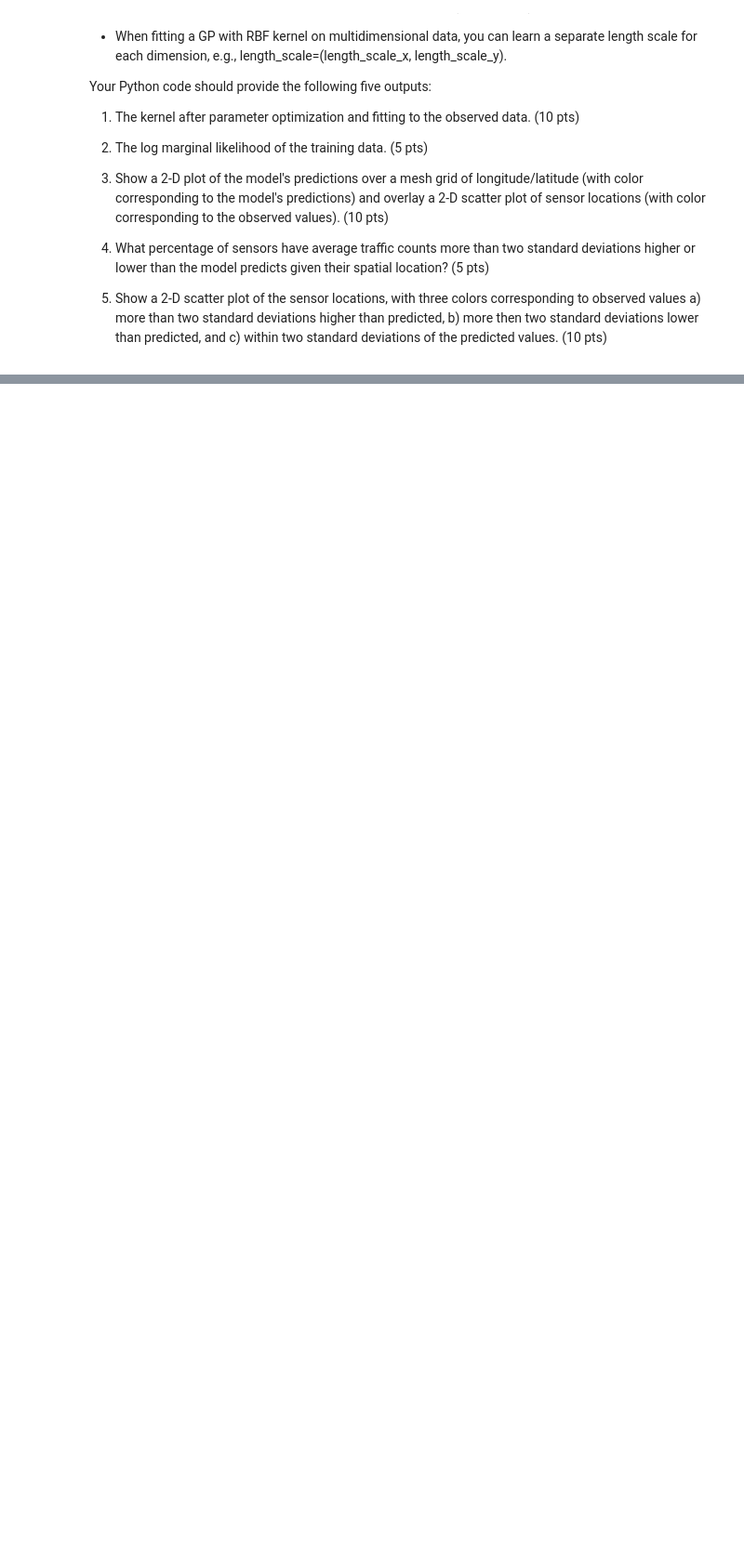
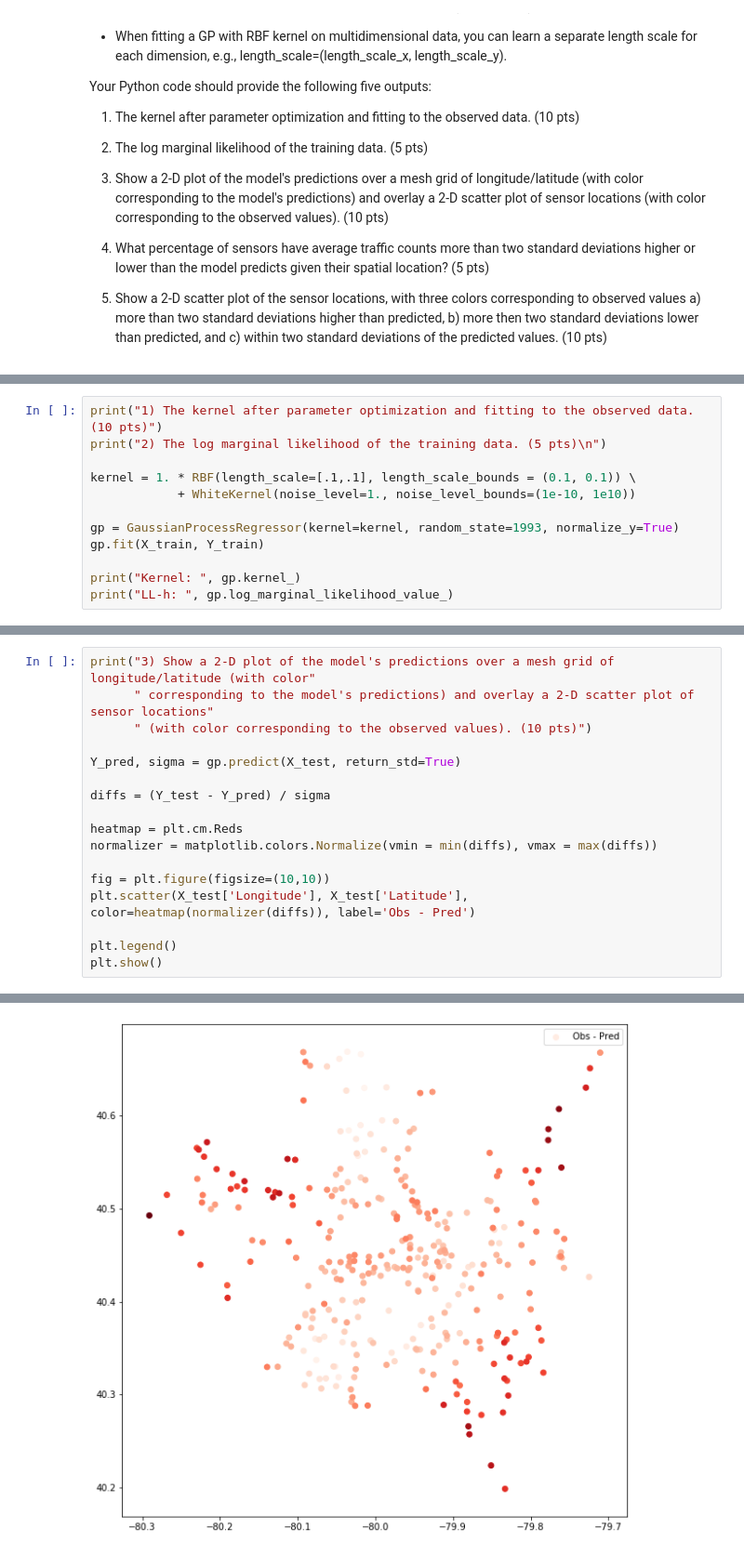
Before and after one commit to lobodemonte/machine-learning-for-cities, a Jupyter notebook: homework/HW4/HW4AnomalyDetectionBaysianNet.ipynb, the cells around one changed output, grey strips where cells are left out. Shown at 93% size. Saved outputs shown, nothing was run; the diff lists cells and outputs as text; blank space fills up the shorter version.

```diff
--- a/homework/HW4/HW4AnomalyDetectionBaysianNet.ipynb
+++ b/homework/HW4/HW4AnomalyDetectionBaysianNet.ipynb
@@ -33,0 +60,12 @@ Data1.head()
+# %%
+print("1) The kernel after parameter optimization and fitting to the observed data. (10 pts)")
+print("2) The log marginal likelihood of the training data. (5 pts)\n")
+
+kernel = 1. * RBF(length_scale=[.1,.1], length_scale_bounds = (0.1, 0.1)) \
+            + WhiteKernel(noise_level=1., noise_level_bounds=(1e-10, 1e10))
+
+gp = GaussianProcessRegressor(kernel=kernel, random_state=1993, normalize_y=True)
+gp.fit(X_train, Y_train)
+
+print("Kernel: ", gp.kernel_)
+print("LL-h: ", gp.log_marginal_likelihood_value_)
@@ -33,0 +78,18 @@ Data1.head()
+# %%
+print("3) Show a 2-D plot of the model's predictions over a mesh grid of longitude/latitude (with color"
+      " corresponding to the model's predictions) and overlay a 2-D scatter plot of sensor locations"
+      " (with color corresponding to the observed values). (10 pts)")
+
+Y_pred, sigma = gp.predict(X_test, return_std=True)
+
+diffs = (Y_test - Y_pred) / sigma
+
+heatmap = plt.cm.Reds
+normalizer = matplotlib.colors.Normalize(vmin = min(diffs), vmax = max(diffs))
+
+fig = plt.figure(figsize=(10,10))
+plt.scatter(X_test['Longitude'], X_test['Latitude'], color=heatmap(normalizer(diffs)), label='Obs - Pred')
+
+plt.legend()
+plt.show()
+# %% [output]
@@ -33,0 +97 @@ Data1.head()
+[figure, added]
```
Also changed, not shown: parts of 22 cells of this notebook.
